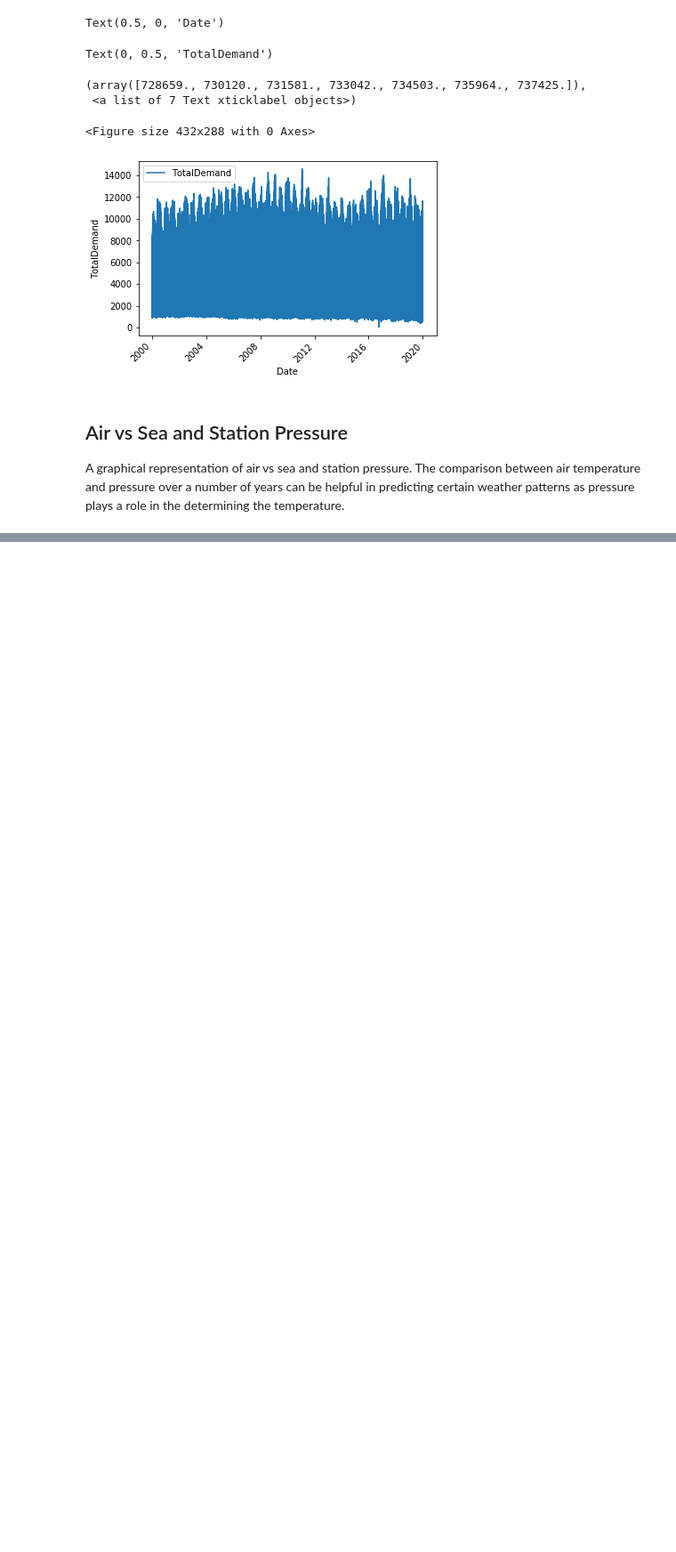
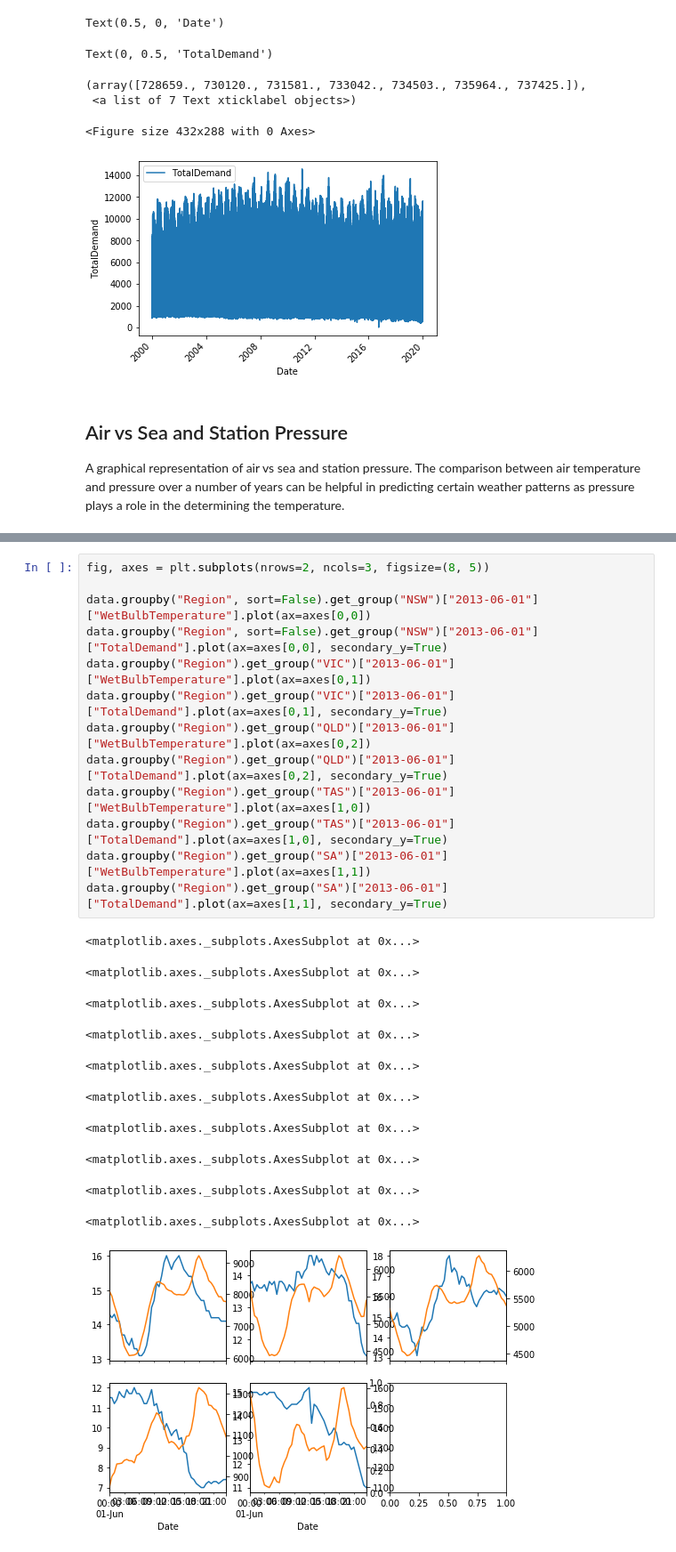
Before and after one commit to KamWithK/Temp2Enrgy, a Jupyter notebook: src/Graphs and Stats.ipynb, the cells around one changed output, grey strips where cells are left out. Shown: that part at 89% size. Cells and saved outputs as stored; diff of their text form; blank space fills up the shorter version.

```diff
--- a/src/Graphs and Stats.ipynb
+++ b/src/Graphs and Stats.ipynb
@@ -137,0 +220,25 @@ plt.show()
+# %%
+fig, axes = plt.subplots(nrows=2, ncols=3, figsize=(8, 5))
+
+data.groupby("Region", sort=False).get_group("NSW")["2013-06-01"]["WetBulbTemperature"].plot(ax=axes[0,0])
+data.groupby("Region", sort=False).get_group("NSW")["2013-06-01"]["TotalDemand"].plot(ax=axes[0,0], secondary_y=True)
+data.groupby("Region").get_group("VIC")["2013-06-01"]["WetBulbTemperature"].plot(ax=axes[0,1])
+data.groupby("Region").get_group("VIC")["2013-06-01"]["TotalDemand"].plot(ax=axes[0,1], secondary_y=True)
+data.groupby("Region").get_group("QLD")["2013-06-01"]["WetBulbTemperature"].plot(ax=axes[0,2])
+data.groupby("Region").get_group("QLD")["2013-06-01"]["TotalDemand"].plot(ax=axes[0,2], secondary_y=True)
+data.groupby("Region").get_group("TAS")["2013-06-01"]["WetBulbTemperature"].plot(ax=axes[1,0])
+data.groupby("Region").get_group("TAS")["2013-06-01"]["TotalDemand"].plot(ax=axes[1,0], secondary_y=True)
+data.groupby("Region").get_group("SA")["2013-06-01"]["WetBulbTemperature"].plot(ax=axes[1,1])
+data.groupby("Region").get_group("SA")["2013-06-01"]["TotalDemand"].plot(ax=axes[1,1], secondary_y=True)
+# %% [output]
+<matplotlib.axes._subplots.AxesSubplot at 0x...>
+<matplotlib.axes._subplots.AxesSubplot at 0x...>
+<matplotlib.axes._subplots.AxesSubplot at 0x...>
+<matplotlib.axes._subplots.AxesSubplot at 0x...>
+<matplotlib.axes._subplots.AxesSubplot at 0x...>
+<matplotlib.axes._subplots.AxesSubplot at 0x...>
+<matplotlib.axes._subplots.AxesSubplot at 0x...>
+<matplotlib.axes._subplots.AxesSubplot at 0x...>
+<matplotlib.axes._subplots.AxesSubplot at 0x...>
+<matplotlib.axes._subplots.AxesSubplot at 0x...>
+[figure, added]
```
Also changed, not shown: parts of 16 cells of this notebook.
